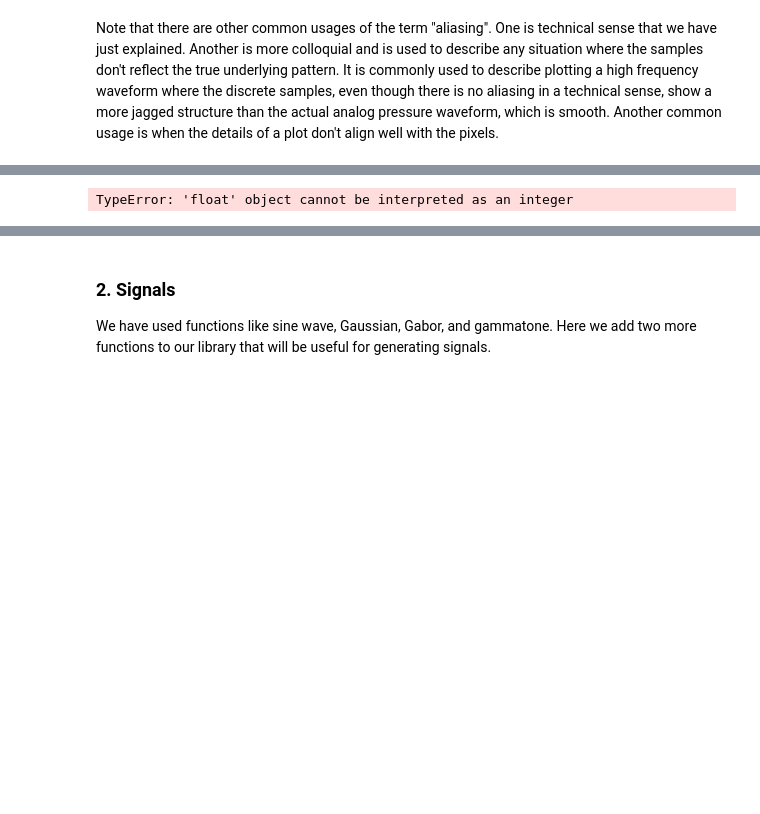
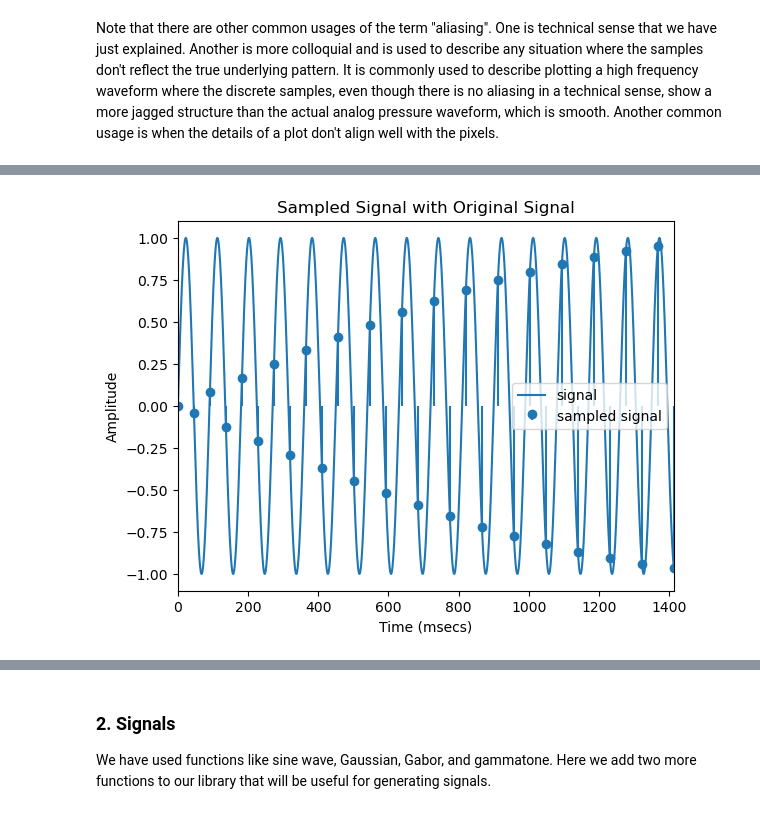
Before and after one commit to sakinkirti/CSDS364, a Jupyter notebook: A3a/A3a_sak207.ipynb, the cells around one changed output, grey strips where cells are left out. Saved outputs shown, nothing was run; the diff lists cells and outputs as text; code cells hidden in the pictures; blank space fills up the shorter version.

```diff
--- a/A3a/A3a_sak207.ipynb
+++ b/A3a/A3a_sak207.ipynb
@@ -99,7 +98,7 @@ TypeError: 'float' object cannot be interpreted as an integer
 # %%
 # sine wave at Nyquist frequency
-plot_sampled_function(g=np.sin, f=0.1, fs=0.2, tlim=(0, 2*np.pi))
+plot_sampled_function(g=f.sinewave, f=0.1, fs=0.2, tlim=(0, 50*np.pi), tscale=10^3, tunits="msecs")
 # %% [output]
-TypeError: 'float' object cannot be interpreted as an integer
+[figure, added]
 # %%
 # cosine at Nyquist frequency
```
Also changed, not shown: parts of 33 cells of this notebook, 10 other files.
